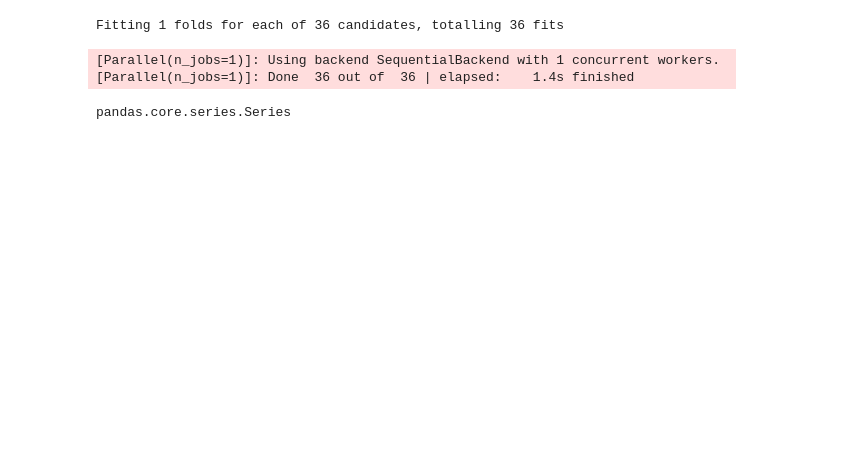
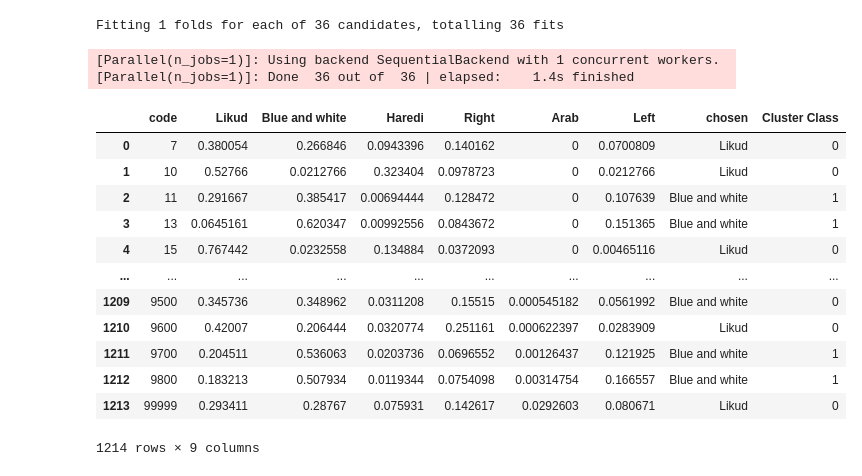
Before and after one commit to gabi939/elections, a Jupyter notebook: elections.ipynb, the cells around one changed output. Cells and saved outputs as stored; diff of their text form; code cells hidden in the pictures; blank space fills up the shorter version.

```diff
--- a/elections.ipynb
+++ b/elections.ipynb
@@ -174,7 +174,20 @@ Fitting 1 folds for each of 36 candidates, totalling 36 fits
 labels = model.labels_
 df_21['Cluster Class'] = pd.Series(labels, index=df_21.index)
 agg = df_21.groupby(['Cluster Class'])["chosen"].value_counts()
-# %%
-type(agg)
-# %% [output]
-pandas.core.series.Series
+# %%
+df = pd.read_csv("https://github.com/selva86/datasets/raw/master/mpg_ggplot2.csv")
+df_21
+# %% [output]
+|  | code | Likud | Blue and white | Haredi | Right | Arab | Left | chosen | Cluster Class |
+| 0 | 7 | 0.380054 | 0.266846 | 0.0943396 | 0.140162 | 0 | 0.0700809 | Likud | 0 |
+| 1 | 10 | 0.52766 | 0.0212766 | 0.323404 | 0.0978723 | 0 | 0.0212766 | Likud | 0 |
+| 2 | 11 | 0.291667 | 0.385417 | 0.00694444 | 0.128472 | 0 | 0.107639 | Blue and white | 1 |
+| 3 | 13 | 0.0645161 | 0.620347 | 0.00992556 | 0.0843672 | 0 | 0.151365 | Blue and white | 1 |
+| 4 | 15 | 0.767442 | 0.0232558 | 0.134884 | 0.0372093 | 0 | 0.00465116 | Likud | 0 |
+| ... | ... | ... | ... | ... | ... | ... | ... | ... | ... |
+| 1209 | 9500 | 0.345736 | 0.348962 | 0.0311208 | 0.15515 | 0.000545182 | 0.0561992 | Blue and white | 0 |
+| 1210 | 9600 | 0.42007 | 0.206444 | 0.0320774 | 0.251161 | 0.000622397 | 0.0283909 | Likud | 0 |
+| 1211 | 9700 | 0.204511 | 0.536063 | 0.0203736 | 0.0696552 | 0.00126437 | 0.121925 | Blue and white | 1 |
+| 1212 | 9800 | 0.183213 | 0.507934 | 0.0119344 | 0.0754098 | 0.00314754 | 0.166557 | Blue and white | 1 |
+| 1213 | 99999 | 0.293411 | 0.28767 | 0.075931 | 0.142617 | 0.0292603 | 0.080671 | Likud | 0 |
+1214 rows × 9 columns
```
Also changed, not shown: parts of 2 cells of this notebook.
